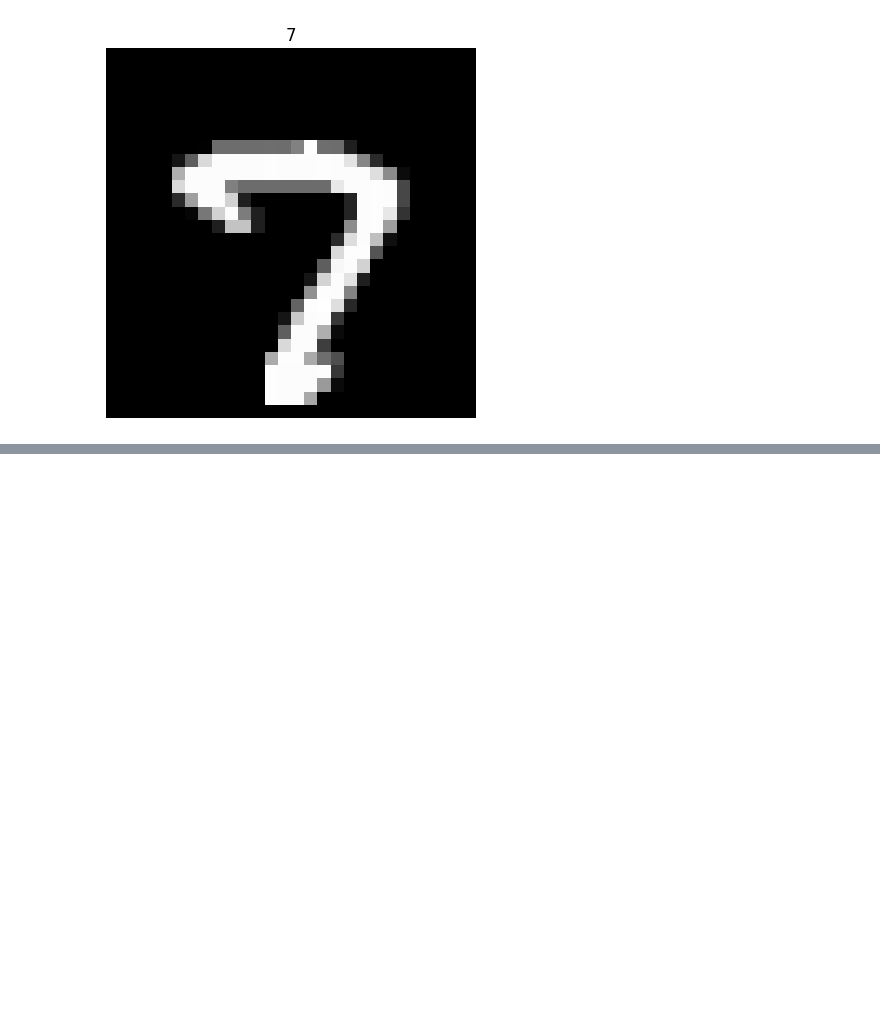
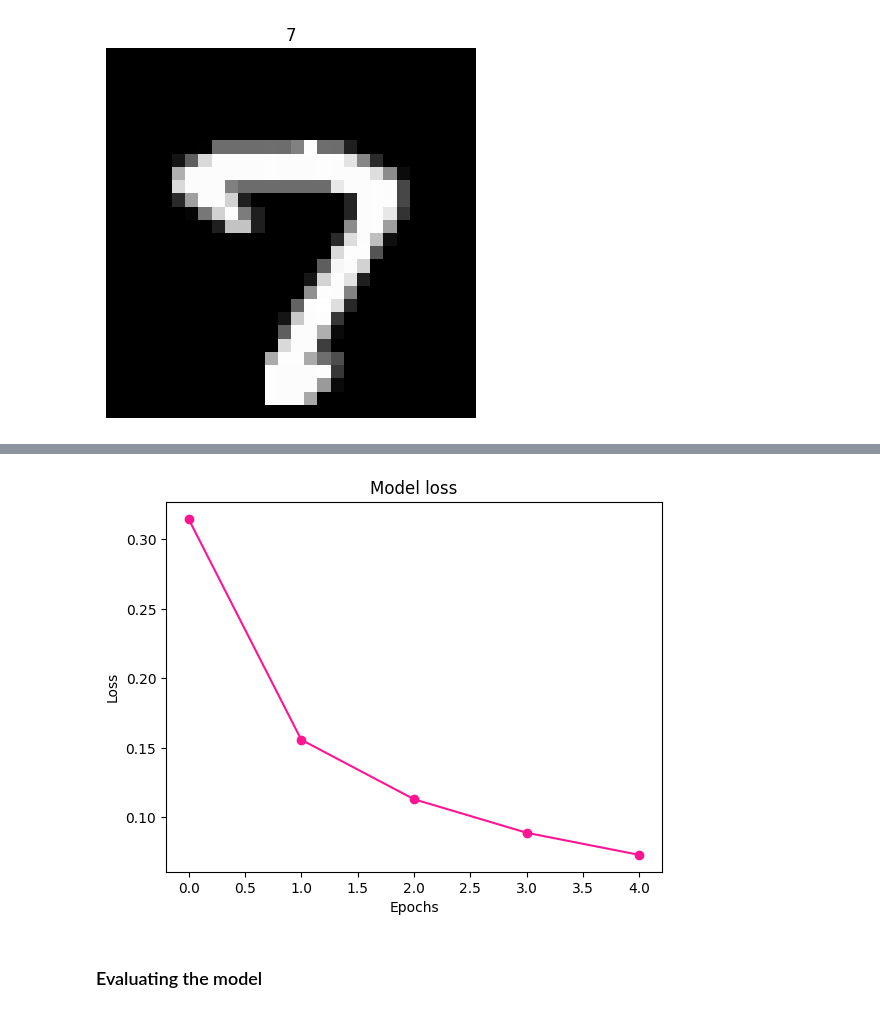
Before and after one commit to saulyaguana/handwritten-MNIST, a Jupyter notebook: handwritten-recognition.ipynb, the cells around one changed output, grey strips where cells are left out. Saved outputs shown, nothing was run; the diff lists cells and outputs as text; code cells hidden in the pictures; blank space fills up the shorter version.

```diff
--- a/handwritten-recognition.ipynb
+++ b/handwritten-recognition.ipynb
@@ -33,0 +128,11 @@ plt.show()
+# %%
+# plot the loss
+plt.plot(history.history["loss"], marker="o", color="deeppink")
+plt.title("Model loss")
+plt.xlabel("Epochs")
+plt.ylabel("Loss")
+plt.show()
+# %% [output]
+[figure, added]
+# %% [markdown]
+### Evaluating the model
```
Also changed, not shown: parts of 19 cells of this notebook.
